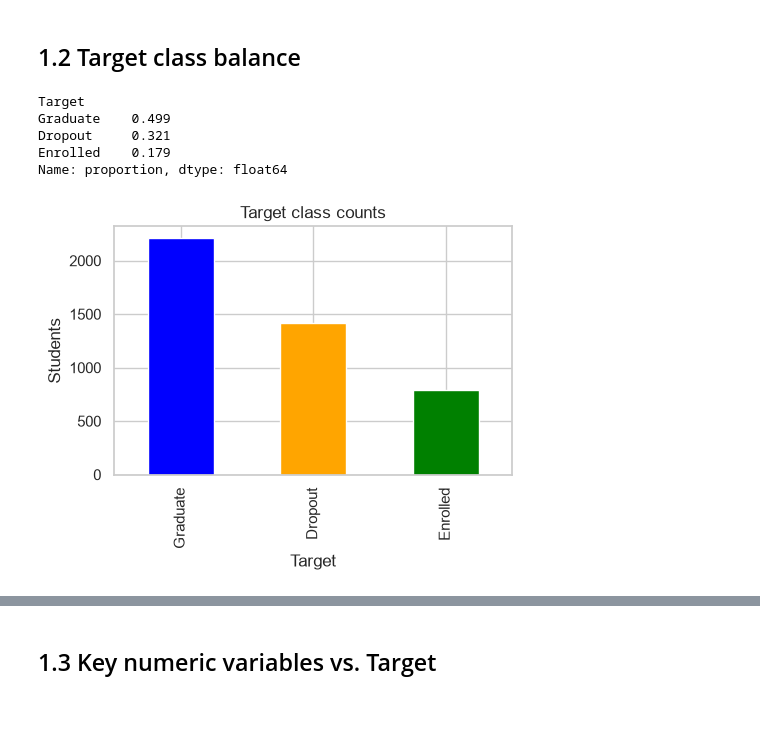
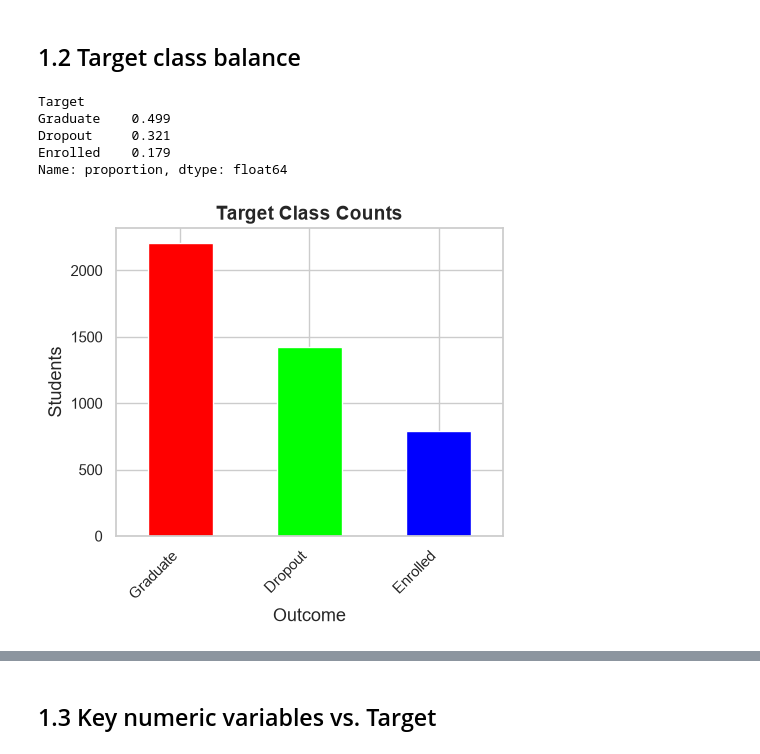
Before and after one commit to itsjavi16/student-dropout-prediction, a Jupyter notebook: notebooks/01_eda_.ipynb, the cells around one changed output, grey strips where cells are left out. Saved outputs shown, nothing was run; the diff lists cells and outputs as text; code cells hidden in the pictures; blank space fills up the shorter version.

Commit message:
working on graphs for presentation

```diff
--- a/notebooks/01_eda_.ipynb
+++ b/notebooks/01_eda_.ipynb
@@ -40,18 +40,19 @@ np.int64(0)
 # %%
 counts = df[TARGET_COL].value_counts()
 proportions = df[TARGET_COL].value_counts(normalize=True).round(3)
 print(proportions)
 
 fig, ax = plt.subplots(figsize=(5, 4))
-counts.plot(kind = "bar", ax=ax, color = ["blue", "orange", "green"])
-ax.set_title("Target class counts")
-ax.set_ylabel("Students")
-plt.tight_layout()
+counts.plot(kind = "bar", ax=ax, color = ["red", "lime", "blue"])
+ax.set_title("Target Class Counts",fontweight='bold', fontsize=14)
+ax.set_xlabel("Outcome", fontsize=13)
+ax.set_ylabel("Students", fontsize=13)
+ax.tick_params("x", rotation=45, rotation_mode="xtick")
 plt.show()
 # %% [output]
 Target
 Graduate    0.499
 Dropout     0.321
 Enrolled    0.179
 Name: proportion, dtype: float64
-[figure, old version]
+[figure, new version]
```
Also changed, not shown: parts of 2 cells of this notebook.
